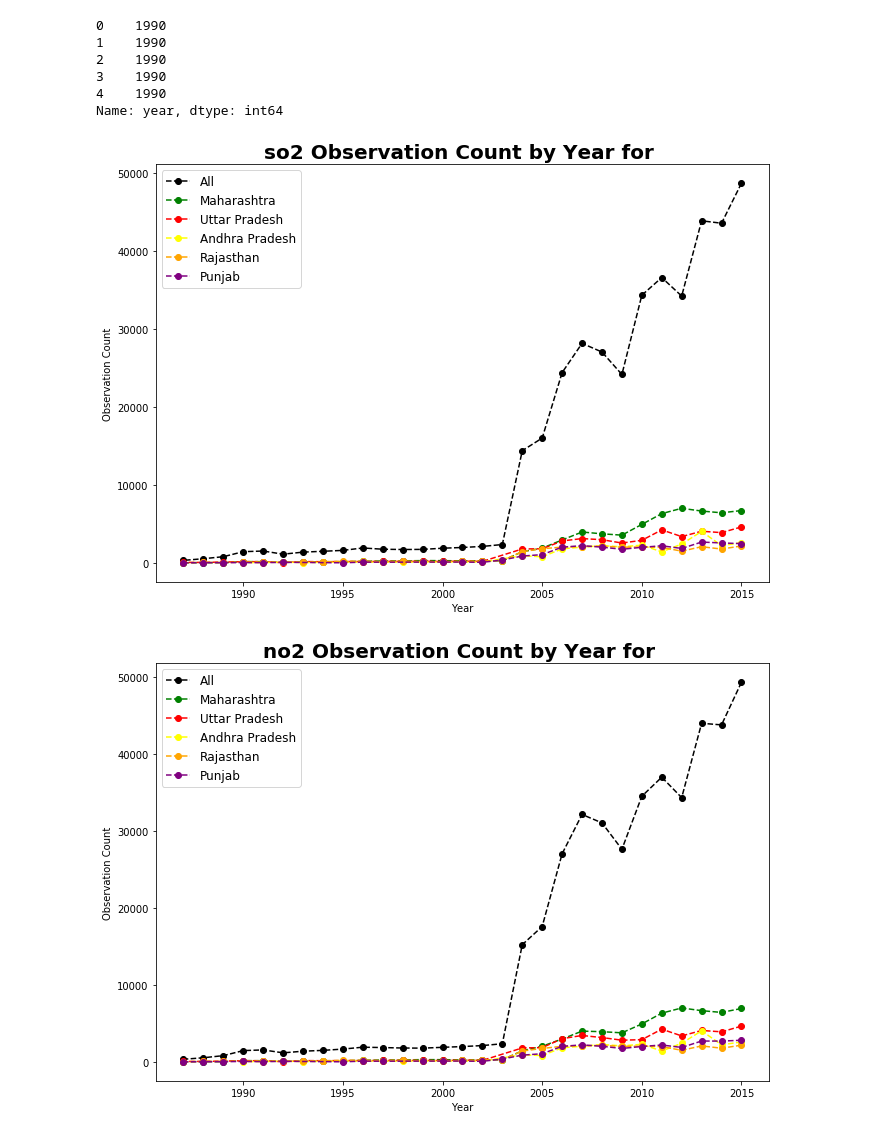
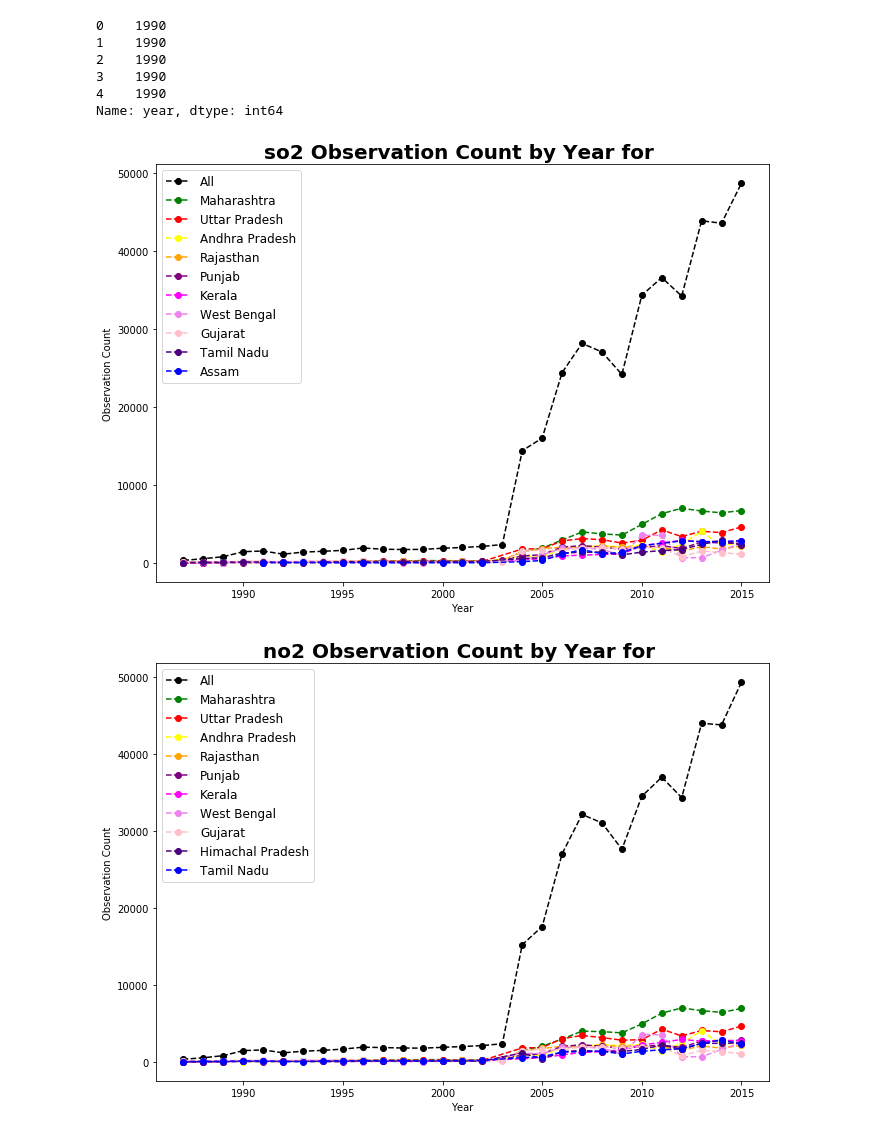
Before and after one commit to DebarghaG/ClimateWatcher, a Jupyter notebook: EVS_Capstone.ipynb, the cells around one changed output. Saved outputs shown, nothing was run; the diff lists cells and outputs as text; code cells hidden in the pictures.

```diff
--- a/EVS_Capstone.ipynb
+++ b/EVS_Capstone.ipynb
@@ -83,9 +84,9 @@ Name: year, dtype: int64
 var = "so2"
 
 #Top 5 States for SO2 Level
-temp_df = df[[var,'year','state']].groupby(["year"]).count().reset_index().sort_values(by='year',ascending=False)
-topstate = df[[var,'state']].groupby(["state"]).count().sort_values(by='so2',ascending=False).index [:5]
-state_col = ["green","red","yellow","orange","purple"]
+temp_df = df[[var,'year','state']].groupby(["year"]).count().reset_index().sort_values(by='year',ascending=True)
+topstate = df[[var,'state']].groupby(["state"]).count().sort_values(by='so2',ascending=False).index [:10]
+state_col = ["green","red","yellow","orange","purple","magenta","violet","pink","indigo","blue"]
 
 # Plotting the Curves
 fig = plt.figure(figsize=(11,8))
@@ -102,28 +103,28 @@ for (i,col) in zip(topstate, state_col):
 plt.legend(topstate.insert(0, "All") , loc=2,fontsize='large')
 plt.show()
 # %% [output]
-[figure, old version]
+[figure, new version]
 # %%
 var = "no2"
 
 #Top 5 States for NO2 Level
 temp_df = df[[var,'year','state']].groupby(["year"]).count().reset_index().sort_values(by='year',ascending=False)
-topstate = df[[var,'state']].groupby(["state"]).count().sort_values(by='no2',ascending=False).index [:5]
-state_col = ["green","red","yellow","orange","purple"]
+topstate = df[[var,'state']].groupby(["state"]).count().sort_values(by='no2',ascending=False).index [:10]
+state_col = ["green","red","yellow","orange","purple","magenta","violet","pink","indigo","blue"]
 
 # Plotting the Curves
 fig = plt.figure(figsize=(11,8))
 ax = fig.add_subplot(111)
 fig.subplots_adjust(top=0.85)
 ax.set_title('{} Observation Count by Year for '.format(var), fontsize=20,fontweight='bold')
 ax.set_xlabel('Year')
 ax.set_ylabel('Observation Count')
 plt.plot(temp_df.year,temp_df["no2"],marker='o', linestyle='--', color='black', label='Square')
 for (i,col) in zip(topstate, state_col):
     state_df= df[df.state==i][[var,'year','state']].groupby(["year"])\
     .count().reset_index().sort_values(by='year',ascending=False)
     plt.plot(state_df.year,state_df[var],marker='o', linestyle='--', color=col, label='Square')
 plt.legend(topstate.insert(0, "All") , loc=2,fontsize='large')
 plt.show()
 # %% [output]
-[figure, old version]
+[figure, new version]
```
Also changed, not shown: parts of 3 cells of this notebook, 6 other files.
